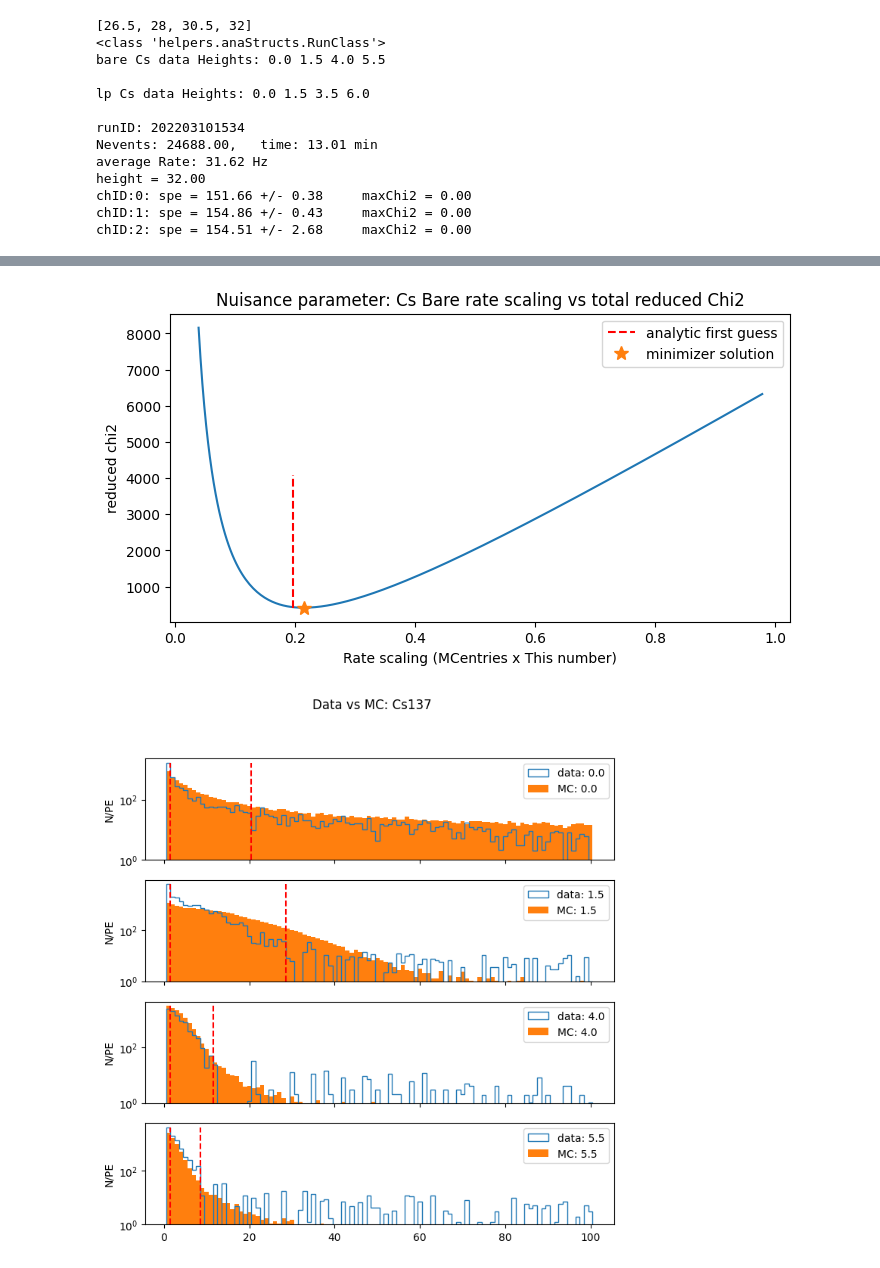
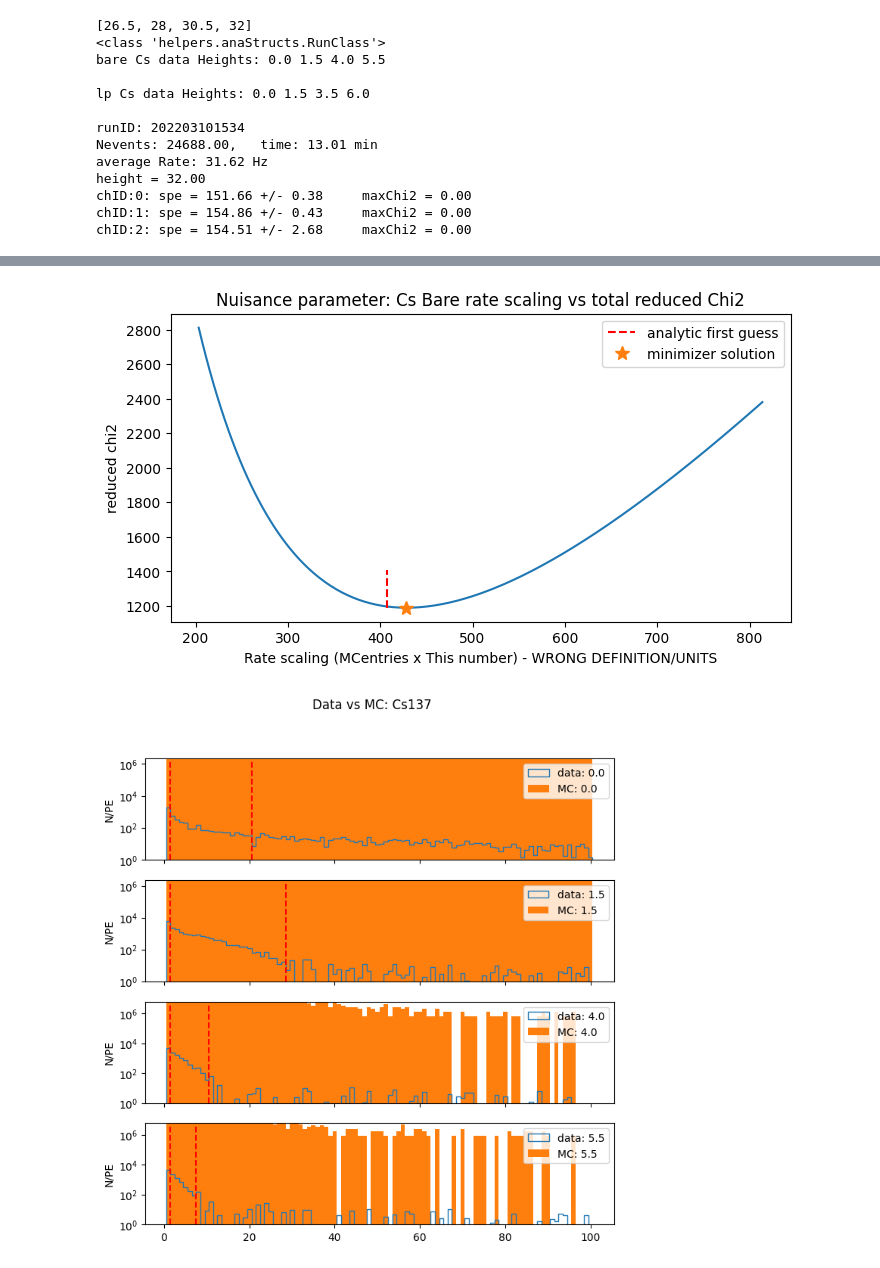
Before and after one commit to austindsc/cf4_analysisPipeline, a Jupyter notebook: comp1/c1_loadG4Runs.ipynb, the cells around one changed output, grey strips where cells are left out. Saved outputs shown, nothing was run; the diff lists cells and outputs as text; code cells hidden in the pictures.

Commit message:
fixed chi2 calculation to account for runtime, added average bkg subtraction option to script

```diff
--- a/comp1/c1_loadG4Runs.ipynb
+++ b/comp1/c1_loadG4Runs.ipynb
@@ -170,7 +183,6 @@ realData = RealDataSet()
 # FindRCbyHeight = lambda h, rclist: next((rc for rc in rclist if rc.GetHeight() == h), None)
 cs_bare_heights = [x for x in cs_bare_heights if x != 34.5] # get rid of the data below SiPM
 print(cs_bare_heights)
-
 
 # selecting the RC objects to pass to realData
 bareCsData_rc = [FindRCbyHeight(h, rcl_cs_bare_heights) for h in cs_bare_heights] # prune off 34.5 one
@@ -188,11 +200,15 @@ print("\nlp Cs data Heights", end = ": ")
 
 bareCsData_rc[0].print()
 
+
 ## assigning rc lists to realData object
 realData.mCsBare = bareCsData_rc
 realData.mCsLP = lpCsData_rc
 # xxLP do others here
 # mapping of dif heights will be an issue. dif heights in MC or change h values in rc objects
+
+for rc in realData.mCsBare:
+  print(rc.GetRunTime())
 # %% [output]
 [26.5, 28, 30.5, 32]
 <class 'helpers.anaStructs.RunClass'>
@@ -296,7 +312,7 @@ class MCdataSet(object):
 # %%
 pBatch1 = "/Users/austindestcroix/Desktop/school_holders/projects/sbc/geant4_cf4/batchOutput/"
 
-mc1 = MCdataSet(pBatch1+"11/")
+mc1 = MCdataSet(pBatch1+"13/")
 
 # setup for physics comparisons
 mc1.doCAcorrection_BinomialMC(NCA)
@@ -361,13 +377,13 @@ class rcMCpair(object):
 
     # analytic scaling
     dataArea = sum(self.rc.mBin_rawCounts[self.firstBin:self.lastBin])
-    self.mcScale = dataArea/np.sum(self.mc.mRaw_Counts[self.firstBin:self.lastBin])
+    self.mcScale = dataArea/(np.sum(self.mc.mRaw_Counts[self.firstBin:self.lastBin])/self.rc.GetRunTime())
 
     # print(np.sum(self.rc.mBin_rawCounts[self.firstBin:self.lastBin]))
     # print(self.mcScale * np.sum(self.mc.mRaw_Counts[self.firstBin:self.lastBin]))
     # print(self.mcScale)
 
-    return self.mcScale
+    return self.mcScale # this is now proportional to the runtime. has units of time actually
 
   def GetMaxBin(self, scaling):
     a = max(np.maximum(self.rc.mBin_rawCounts, scaling * self.mc.mRaw_Counts))
@@ -380,7 +396,7 @@ class rcMCpair(object):
       self.SetBinRanges(firstBin)
       # return -1
 
-    mcBins = scaling * self.mc.mRaw_Counts[self.firstBin:self.lastBin]
+    mcBins = scaling * (self.mc.mRaw_Counts[self.firstBin:self.lastBin] / self.rc.GetRunTime())
     dataBins = self.rc.mBin_rawCounts[self.firstBin:self.lastBin]
     self.chi2 = np.sum((dataBins - mcBins)**2/mcBins)
     self.ndof = self.lastBin - self.firstBin + 1 # i think +1 here is right?
@@ -485,6 +501,6 @@ comp1.getFullReducedChi2(nuis1)
 # %%
 scaleGuess = comp1.GuessOverallScaling()
-scalingX = np.linspace(scaleGuess/5., scaleGuess * 5., 300)
+scalingX = np.linspace(scaleGuess/2., scaleGuess * 2., 300)
 chi2Full = np.array([comp1.getFullReducedChi2(scale) for scale in scalingX])
 
 fig, ax = plt.subplots(1, 1, figsize = (8, 4))
@@ -495,39 +511,39 @@ ax.vlines(scaleGuess, min(chi2Full), max(chi2Full)/2, color = "r", linestyle = "
 ax.plot(comp1.csBareNuis, comp1.getFullReducedChi2(comp1.csBareNuis), linewidth = 0, marker= "*", markersize = 10, label = "minimizer solution")
 
 ax.set_title("Nuisance parameter: Cs Bare rate scaling vs total reduced Chi2")
-ax.set_xlabel("Rate scaling (MCentries x This number)")
+ax.set_xlabel("Rate scaling (MCentries x This number) - WRONG DEFINITION/UNITS")
 ax.set_ylabel("reduced chi2")
 ax.legend()
 plt.show()
 # %% [output]
-[figure, old version]
+[figure, new version]
 # %%
 fig, axs = plt.subplots(4, 1, figsize = (8, 8), sharex=True)
 
 mcScale = comp1.csBareNuis
 
 comp1.csBareMap[0].GetMaxBin(mcScale)
 
 for i, ax in enumerate(axs.flat):
   pair = comp1.csBareMap[i]
   rc = pair.rc
   mc = pair.mc
   ax.hist(x = rc.mBinX, bins = rc.mBin_edges, weights = rc.mBin_rawCounts, histtype="step", label = "data: " + str(comp1.hScale - rc.mHeight))
-  ax.hist(x = mc.mBinX, bins = mc.mBin_Edges, weights = mc.mRaw_Counts * mcScale, label = "MC: " + str(mc.mRunPars.gammaHeight))
+  ax.hist(x = mc.mBinX, bins = mc.mBin_Edges, weights = mc.mRaw_Counts * mcScale * rc.GetRunTime(), label = "MC: " + str(mc.mRunPars.gammaHeight))
 
   maxVal = pair.GetMaxBin(comp1.csBareNuis)
   ax.vlines([rc.mBinX[pair.firstBin], rc.mBinX[pair.lastBin]], ymin =1, ymax = maxVal, color = "red", linestyle = "--")
 
   ax.set_yscale("log")
   ax.set_ylim(1, maxVal*1.4)
   ax.set_ylabel("N/PE")
   ax.legend()
 
 
 fig.suptitle("Data vs MC: Cs137")
 plt.show()
 # %% [output]
-[figure, old version]
+[figure, new version]
 # %%
 ## doing the real fucking thing ##
 # comp2 = Comparator(realData)  # set it with real data
```
Also changed, not shown: parts of 7 cells of this notebook, 4 other files.
